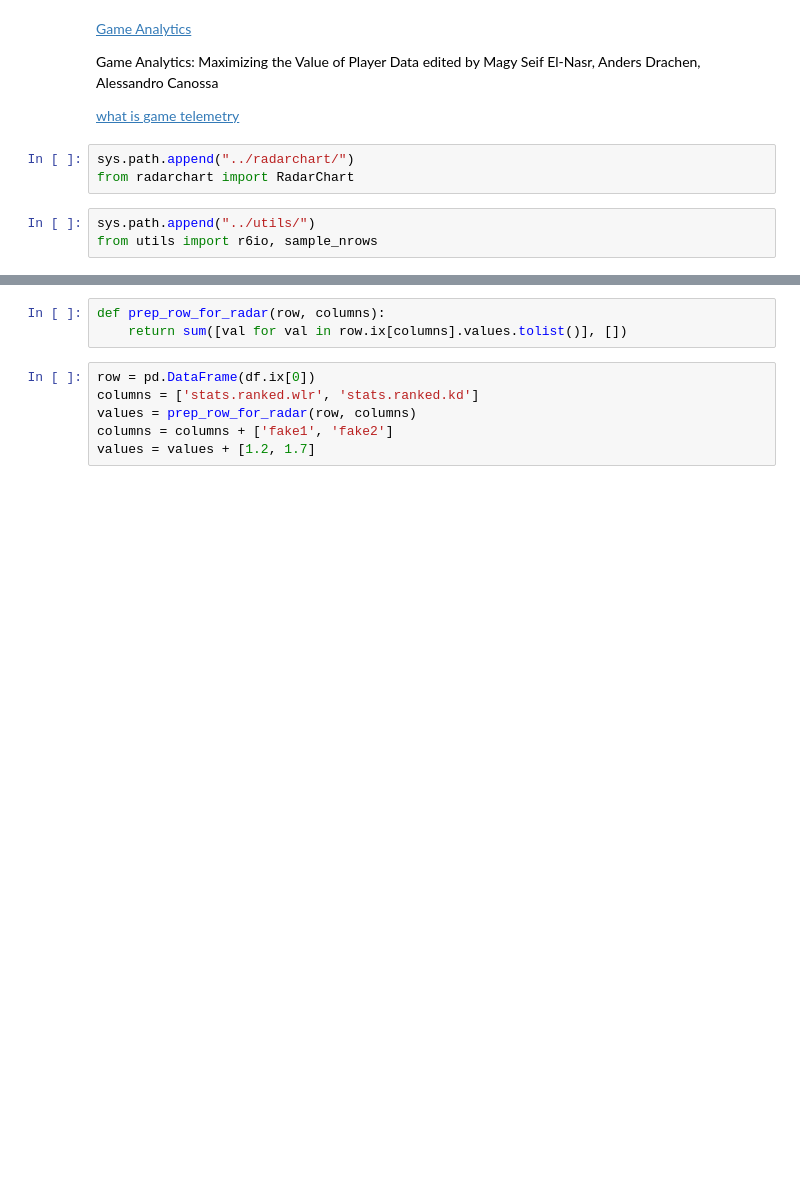
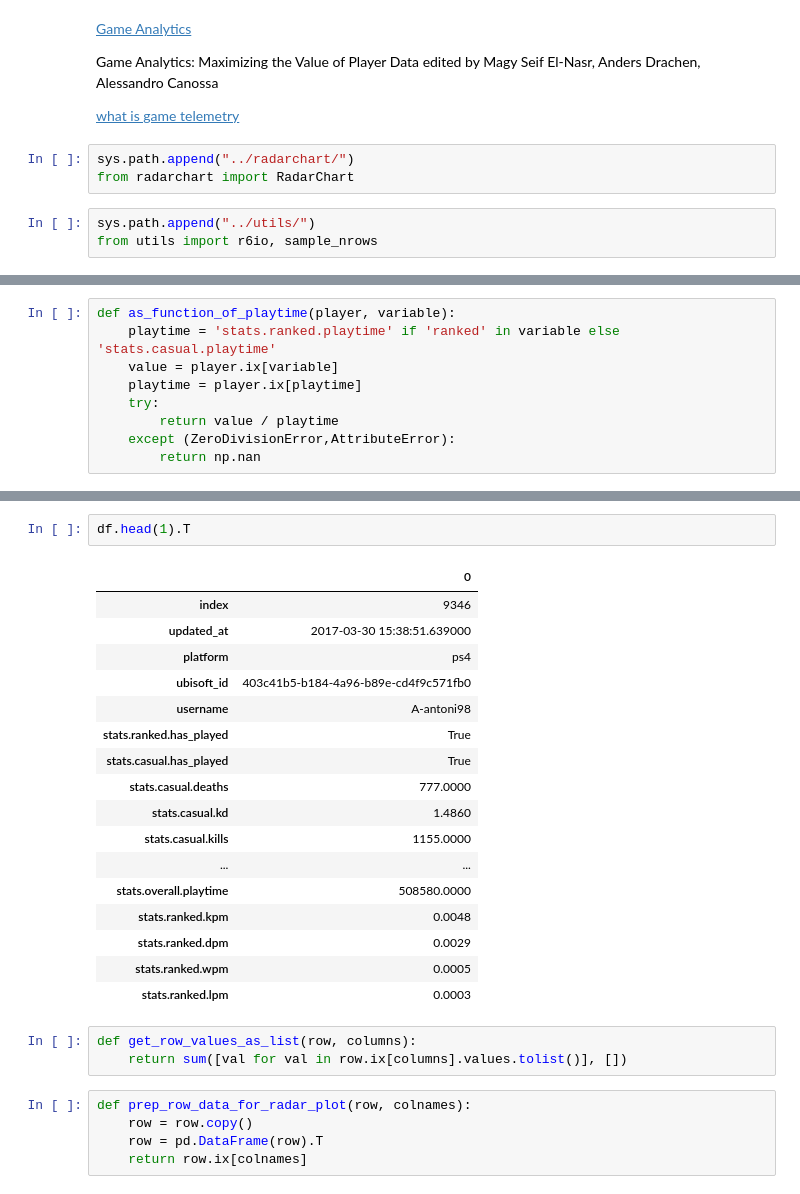
Before and after one commit to hernamesbarbara/r6stats, a Jupyter notebook: notebooks/Radar Players.ipynb, the cells around one changed output, grey strips where cells are left out. Drawn from its saved outputs; the diff is of its cells as text; blank space fills up the shorter version.

```diff
--- a/notebooks/Radar Players.ipynb
+++ b/notebooks/Radar Players.ipynb
@@ -76,0 +137,9 @@ df.head(1).T
+# %%
+def as_function_of_playtime(player, variable):
+    playtime = 'stats.ranked.playtime' if 'ranked' in variable else 'stats.casual.playtime'
+    value = player.ix[variable]
+    playtime = player.ix[playtime]
+    try:
+        return value / playtime
+    except (ZeroDivisionError,AttributeError):
+        return np.nan
@@ -77,9 +156,28 @@ df.head(1).T
+# %%
+df.head(1).T
+# %% [output]
+|  | 0 |
+| index | 9346 |
+| updated_at | 2017-03-30 15:38:51.639000 |
+| platform | ps4 |
+| ubisoft_id | 403c41b5-b184-4a96-b89e-cd4f9c571fb0 |
+| username | A-antoni98 |
+| stats.ranked.has_played | True |
+| stats.casual.has_played | True |
+| stats.casual.deaths | 777.0000 |
+| stats.casual.kd | 1.4860 |
+| stats.casual.kills | 1155.0000 |
+| ... | ... |
+| stats.overall.playtime | 508580.0000 |
+| stats.ranked.kpm | 0.0048 |
+| stats.ranked.dpm | 0.0029 |
+| stats.ranked.wpm | 0.0005 |
+| stats.ranked.lpm | 0.0003 |
 # %%
-def prep_row_for_radar(row, columns):
+def get_row_values_as_list(row, columns):
     return sum([val for val in row.ix[columns].values.tolist()], [])
-# %%
-row = pd.DataFrame(df.ix[0])
-columns = ['stats.ranked.wlr', 'stats.ranked.kd']
-values = prep_row_for_radar(row, columns)
-columns = columns + ['fake1', 'fake2']
-values = values + [1.2, 1.7]
+# %%
+def prep_row_data_for_radar_plot(row, colnames):
+    row = row.copy()
+    row = pd.DataFrame(row).T
+    return row.ix[colnames]
```
Also changed, not shown: parts of 13 cells of this notebook, 1 other file.
